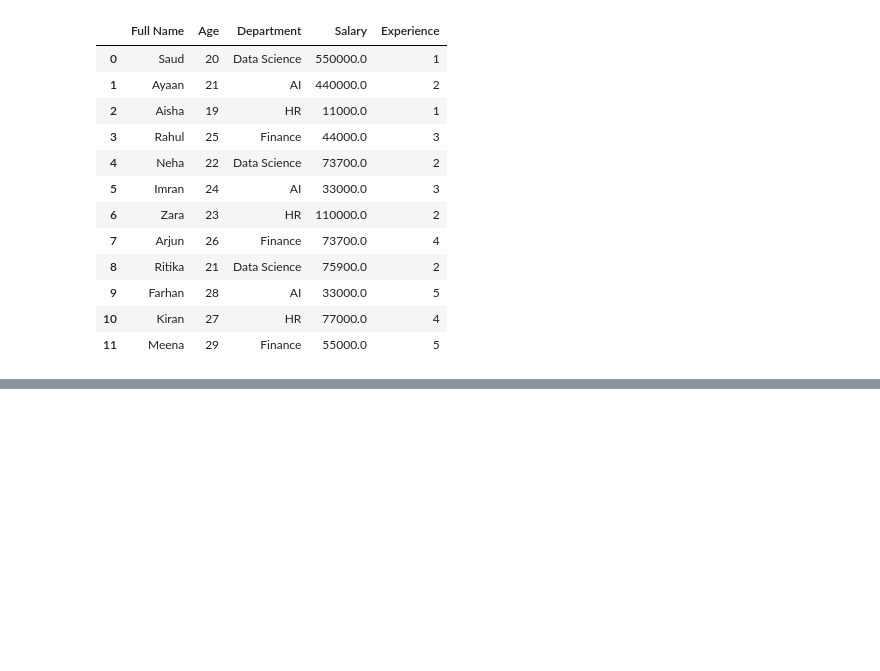
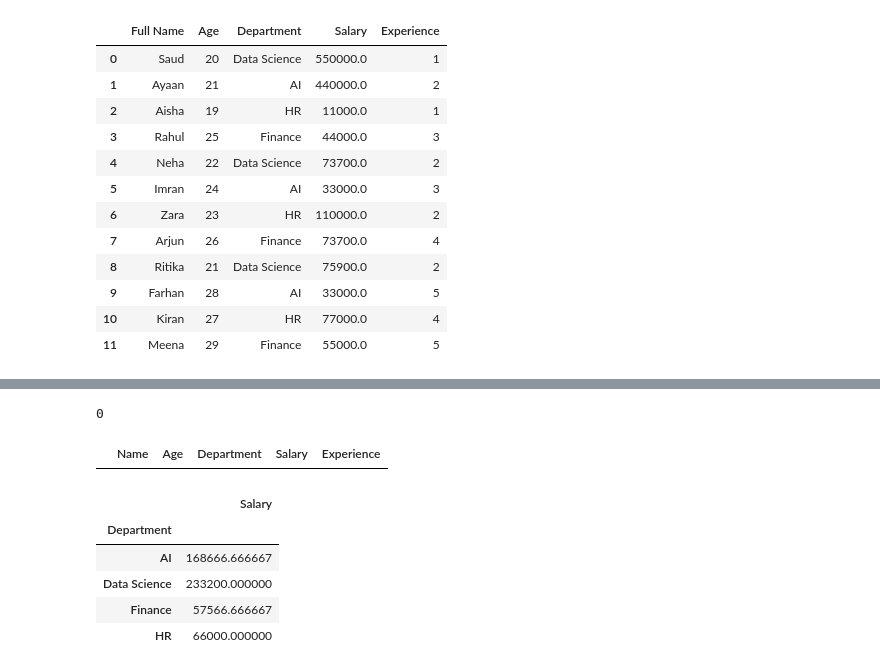
Before and after one commit to saudjabarali/pandas_grind, a Jupyter notebook: PandasPractice.ipynb, the cells around one changed output, grey strips where cells are left out. Saved outputs shown, nothing was run; the diff lists cells and outputs as text; code cells hidden in the pictures; blank space fills up the shorter version.

```diff
--- a/PandasPractice.ipynb
+++ b/PandasPractice.ipynb
@@ -436,0 +495,18 @@ df
+# %%
+#PD18 Find duplicates
+print(df.duplicated().sum())
+df[df.duplicated()]
+# %% [output]
+0
+|  | Name | Age | Department | Salary | Experience |
+# %%
+#PD19 Pivot table
+pivot=pd.pivot_table(df,index="Department",values="Salary",aggfunc="mean")
+pivot
+# %% [output]
+|  | Salary |
+| Department |  |
+| AI | 168666.666667 |
+| Data Science | 233200.000000 |
+| Finance | 57566.666667 |
+| HR | 66000.000000 |
```
Also changed, not shown: parts of 5 cells of this notebook.
